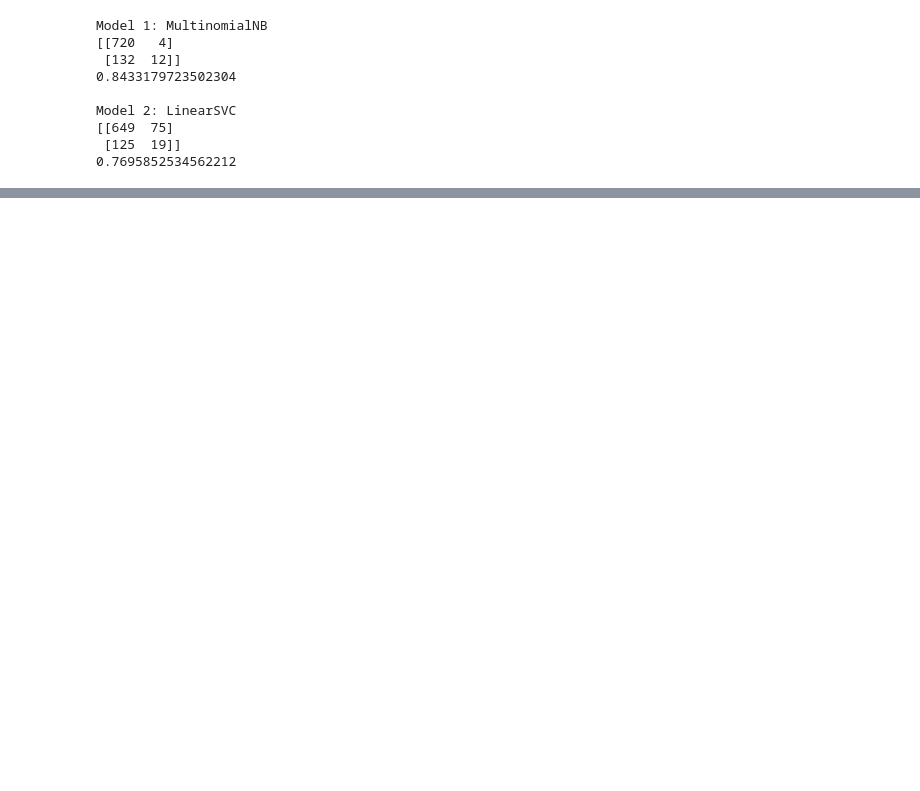
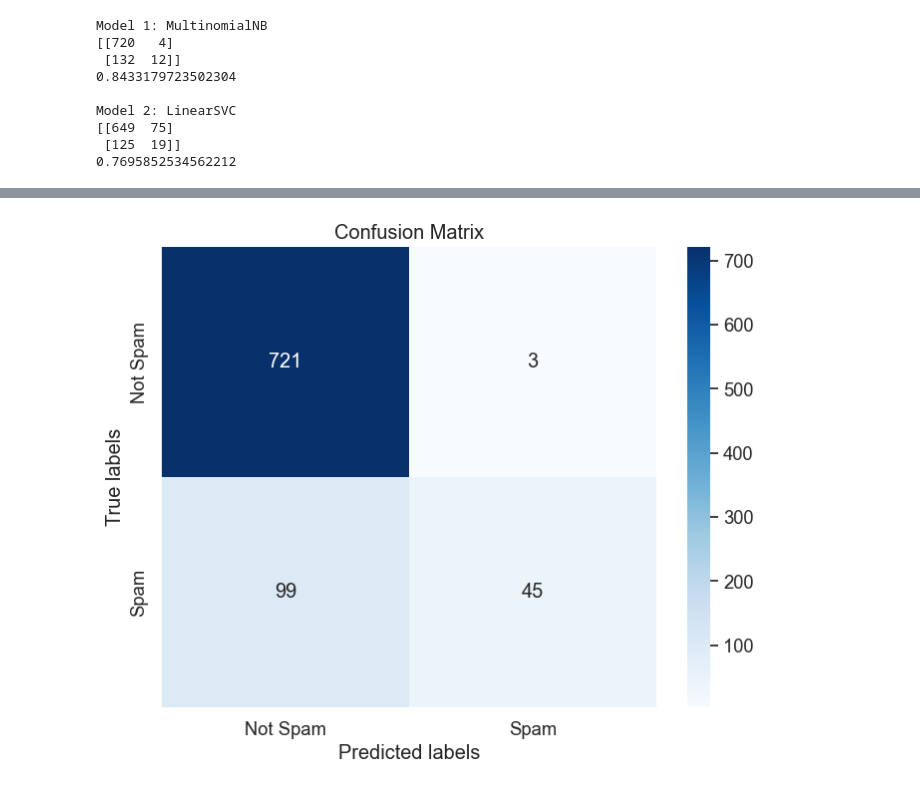
Before and after one commit to hiroonwijekoon/spam-mail-classifier, a Jupyter notebook: spam-classifier.ipynb, the cells around one changed output, grey strips where cells are left out. Saved outputs shown, nothing was run; the diff lists cells and outputs as text; code cells hidden in the pictures; blank space fills up the shorter version.

Commit message:
TF-IDF + New Models
Added TF-IDF preprocessing technique and added new models for classification.

```diff
--- a/spam-classifier.ipynb
+++ b/spam-classifier.ipynb
@@ -45,6 +79,6 @@ Stop words are a set of commonly used words in a language. Examples of stop word
 # Remove stop words
 from sklearn.feature_extraction.text import CountVectorizer
 vectorizer = CountVectorizer(stop_words='english', max_features=3000)
-x_train = pd.DataFrame(vectorizer.fit_transform(x_train).toarray())
-x_test = pd.DataFrame(vectorizer.fit_transform(x_test).toarray())
+x_train_bow = pd.DataFrame(vectorizer.fit_transform(x_train).toarray())
+x_test_bow = pd.DataFrame(vectorizer.fit_transform(x_test).toarray())
 # %% [markdown]
@@ -57,8 +91,8 @@ from sklearn.svm import LinearSVC
 model1 = MultinomialNB()
 model2 = LinearSVC()
 
-model1.fit(x_train, y_train)
-model2.fit(x_train, y_train)
+model1.fit(x_train_bow, y_train)
+model2.fit(x_train_bow, y_train)
 # %% [output]
 LinearSVC()
 # %% [markdown]
@@ -87,0 +135,5 @@ Model 2: LinearSVC
+# %%
+from sklearn.feature_extraction.text import TfidfVectorizer
+tfidVectorizer = TfidfVectorizer(stop_words='english', max_features=3000)
+x_train_tfidf = pd.DataFrame(tfidVectorizer.fit_transform(x_train).toarray())
+x_test_tfidf = pd.DataFrame(tfidVectorizer.fit_transform(x_test).toarray())
@@ -87,0 +144,16 @@ Model 2: LinearSVC
+# %%
+# Define model
+from sklearn.ensemble import RandomForestClassifier
+
+model_random_forest = RandomForestClassifier(max_depth=1000, random_state=0)
+
+# Train Model
+model_random_forest.fit(x_train_tfidf, y_train)
+
+# Test Model
+y_predi4 = model_random_forest.predict(x_test_tfidf)
+
+conf_matrix_RandomForestClassifier = confusion_matrix(y_test,y_predi4)
+print("Model 4: Random Forest Classifier")
+print(conf_matrix_RandomForestClassifier)
+print(accuracy_score(y_test, y_predi4))
@@ -87,0 +169,14 @@ Model 2: LinearSVC
+# %%
+# Define class labels
+class_names = ['Not Spam', 'Spam']
+
+# Plot confusion matrix
+plt.figure(figsize=(8, 6))
+sns.set(font_scale=1.2)
+sns.heatmap(conf_matrix_RandomForestClassifier, annot=True, fmt='d', cmap='Blues', xticklabels=class_names, yticklabels=class_names)
+plt.xlabel('Predicted labels')
+plt.ylabel('True labels')
+plt.title('Confusion Matrix')
+plt.show()
+# %% [output]
+[figure, added]
```
Also changed, not shown: parts of 33 cells of this notebook, 1 other file.
